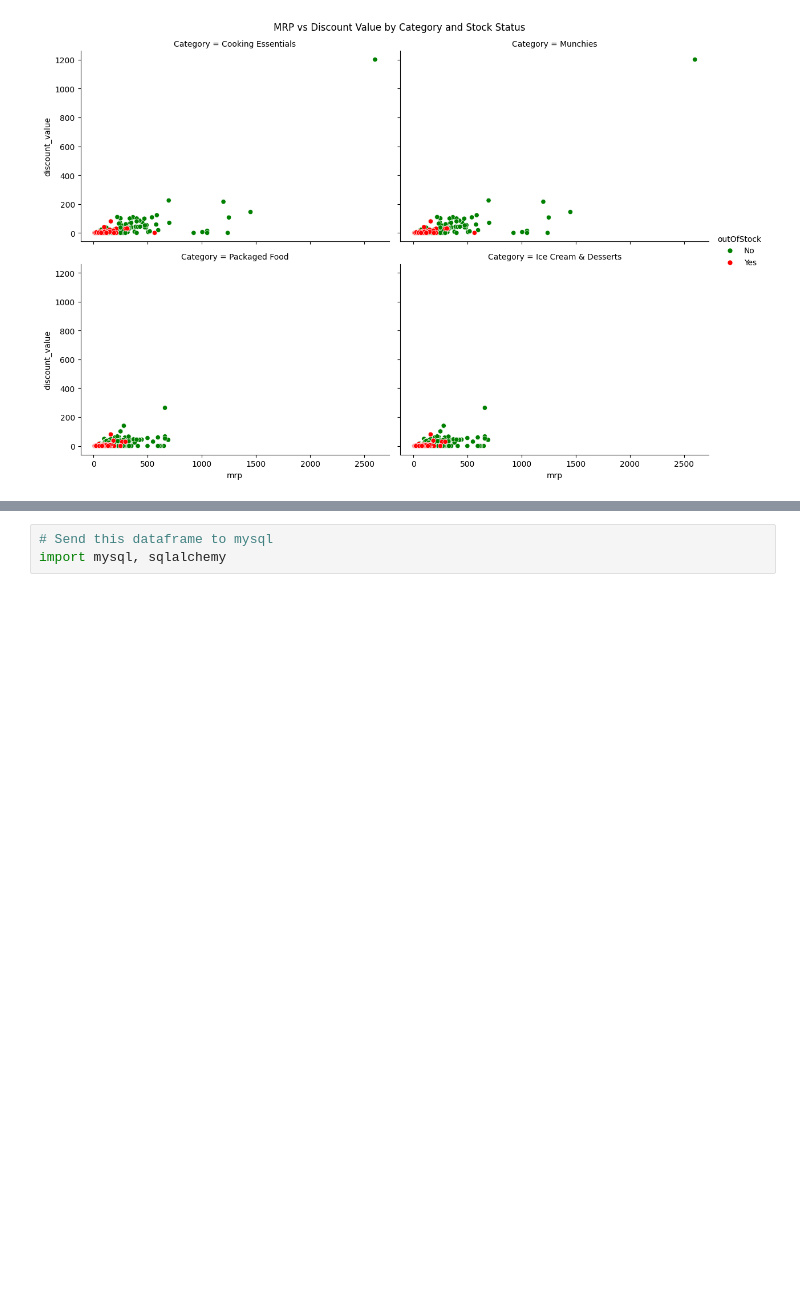
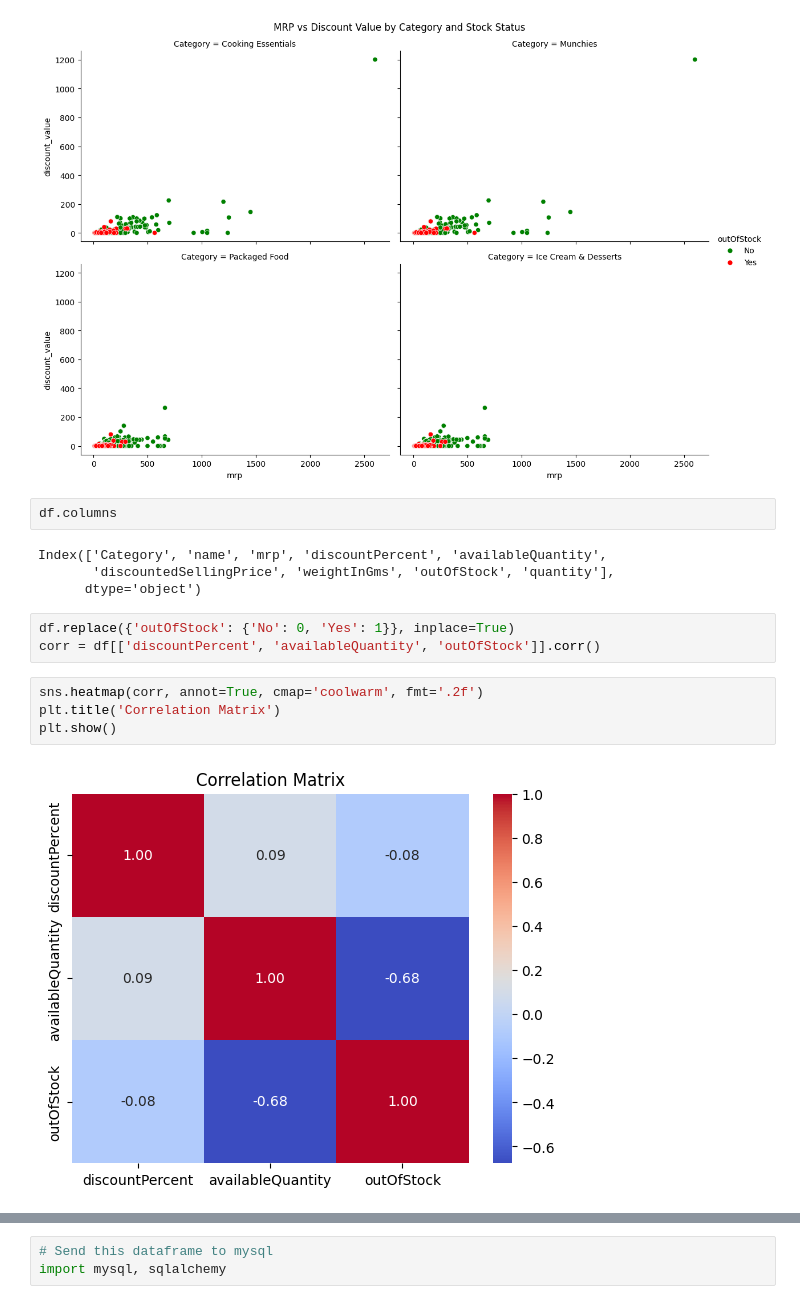
Before and after one commit to jha-kuldeep/Zepto-Inventory-Analysis, a Jupyter notebook: Zepto_Inventory_Analysis_Notebook.ipynb, the cells around one changed output, grey strips where cells are left out. Cells and saved outputs as stored; diff of their text form; blank space fills up the shorter version.

```diff
--- a/Zepto_Inventory_Analysis_Notebook.ipynb
+++ b/Zepto_Inventory_Analysis_Notebook.ipynb
@@ -174,3 +174,18 @@ plt.suptitle('MRP vs Discount Value by Category and Stock Status', y=1.02)
 plt.show()
 # %% [output]
 [figure]
+# %%
+df.columns
+# %% [output]
+Index(['Category', 'name', 'mrp', 'discountPercent', 'availableQuantity',
+       'discountedSellingPrice', 'weightInGms', 'outOfStock', 'quantity'],
+      dtype='object')
+# %%
+df.replace({'outOfStock': {'No': 0, 'Yes': 1}}, inplace=True)
+corr = df[['discountPercent', 'availableQuantity', 'outOfStock']].corr()
+# %%
+sns.heatmap(corr, annot=True, cmap='coolwarm', fmt='.2f')
+plt.title('Correlation Matrix')
+plt.show()
+# %% [output]
+[figure, added]
```
Also changed, not shown: parts of 2 cells of this notebook.
